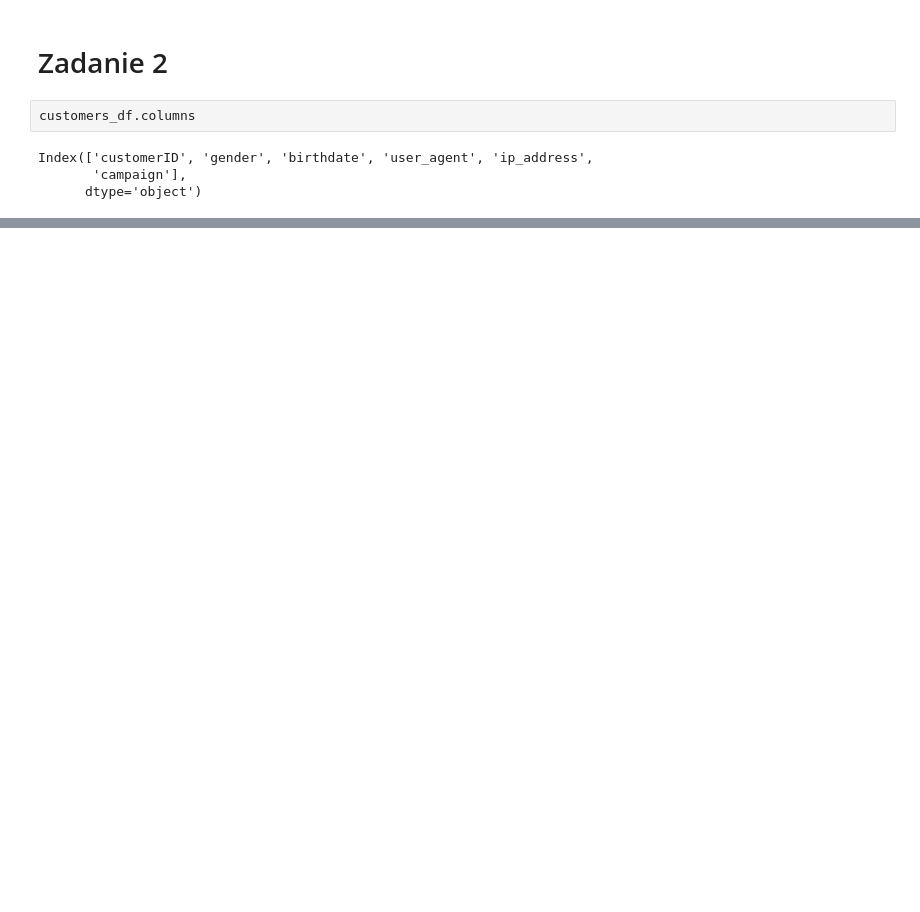
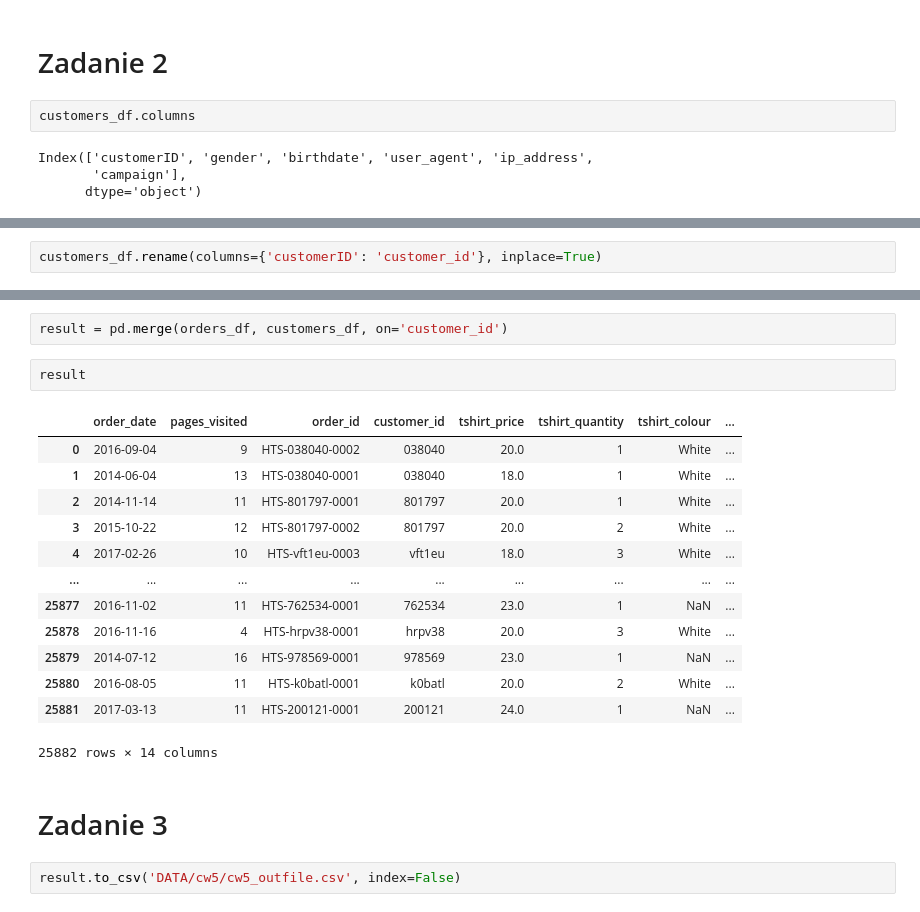
Before and after one commit to dannycrief/PAD_cw1, a Jupyter notebook: Praca_domowa_cw5.ipynb, the cells around one changed output, grey strips where cells are left out. Saved outputs shown, nothing was run; the diff lists cells and outputs as text; blank space fills up the shorter version.

```diff
--- a/Praca_domowa_cw5.ipynb
+++ b/Praca_domowa_cw5.ipynb
@@ -200,0 +214,2 @@ Index(['customerID', 'gender', 'birthdate', 'user_agent', 'ip_address',
+# %%
+customers_df.rename(columns={'customerID': 'customer_id'}, inplace=True)
@@ -200,0 +232,22 @@ Index(['customerID', 'gender', 'birthdate', 'user_agent', 'ip_address',
+# %%
+result = pd.merge(orders_df, customers_df, on='customer_id')
+# %%
+result
+# %% [output]
+|  | order_date | pages_visited | order_id | customer_id | tshirt_price | tshirt_quantity | tshirt_colour | ... |
+| 0 | 2016-09-04 | 9 | HTS-038040-0002 | 038040 | 20.0 | 1 | White | ... |
+| 1 | 2014-06-04 | 13 | HTS-038040-0001 | 038040 | 18.0 | 1 | White | ... |
+| 2 | 2014-11-14 | 11 | HTS-801797-0001 | 801797 | 20.0 | 1 | White | ... |
+| 3 | 2015-10-22 | 12 | HTS-801797-0002 | 801797 | 20.0 | 2 | White | ... |
+| 4 | 2017-02-26 | 10 | HTS-vft1eu-0003 | vft1eu | 18.0 | 3 | White | ... |
+| ... | ... | ... | ... | ... | ... | ... | ... | ... |
+| 25877 | 2016-11-02 | 11 | HTS-762534-0001 | 762534 | 23.0 | 1 | NaN | ... |
+| 25878 | 2016-11-16 | 4 | HTS-hrpv38-0001 | hrpv38 | 20.0 | 3 | White | ... |
+| 25879 | 2014-07-12 | 16 | HTS-978569-0001 | 978569 | 23.0 | 1 | NaN | ... |
+| 25880 | 2016-08-05 | 11 | HTS-k0batl-0001 | k0batl | 20.0 | 2 | White | ... |
+| 25881 | 2017-03-13 | 11 | HTS-200121-0001 | 200121 | 24.0 | 1 | NaN | ... |
+25882 rows × 14 columns
+# %% [markdown]
+# Zadanie 3
+# %%
+result.to_csv('DATA/cw5/cw5_outfile.csv', index=False)
```
Also changed, not shown: parts of 11 cells of this notebook.
